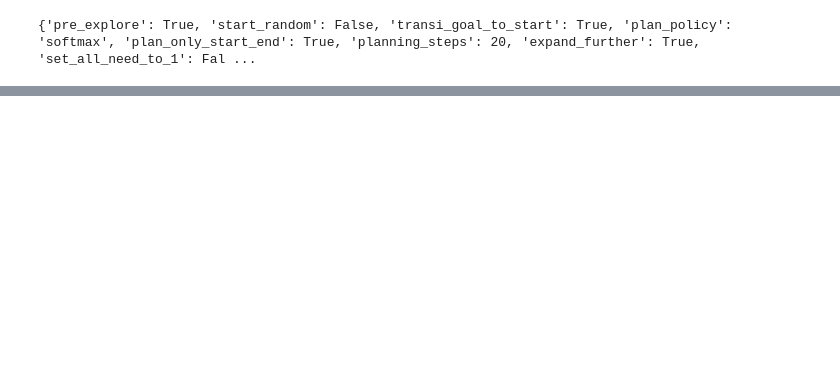
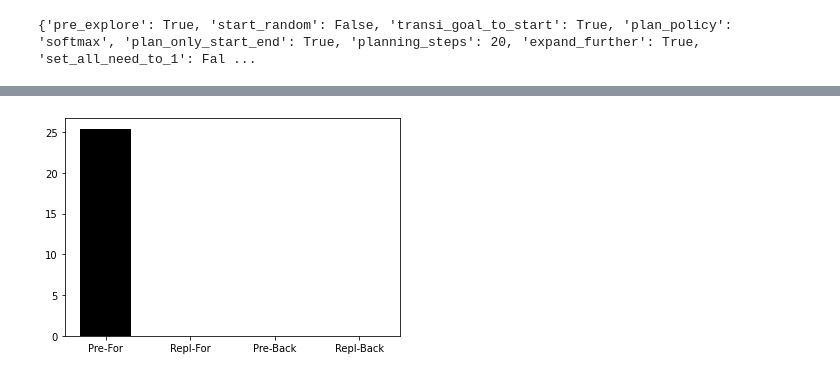
Before and after one commit to KohlerHECTOR/Prioritized-experience-replay, a Jupyter notebook: notebook_fig_3_a.ipynb, the cells around one changed output, grey strips where cells are left out. Drawn from its saved outputs; the diff is of its cells as text; code cells hidden in the pictures; blank space fills up the shorter version.

```diff
--- a/notebook_fig_3_a.ipynb
+++ b/notebook_fig_3_a.ipynb
@@ -134,43 +117,44 @@ def get_candidate_events(data, mdp, min_frac_cells, min_num_cells):
 
     return candidate_events
 # %%
+## FIG 3 A ##
+
 for k, data in enumerate(list_data):
-    data.replay.state = np.array(data.replay.state, dtype = int).T
-    data.replay.action = np.array(data.replay.action, dtype = int).T
+    print("ANALYSING SIMU NB: {}".format(k + 1))
+    data.replay.state = np.array(data.replay.state).T
+    data.replay.action = np.array(data.replay.action).T
     candidate_events = get_candidate_events(data, mdp, min_frac_cells, min_num_cells)
-    lap_num = np.array(data.num_episodes) # episode number for each time point
-    lap_num_events = lap_num[candidate_events] # episode number for each candidate event
     agent_pos = np.array(data.list_exp)[candidate_events]# agent position during each candidate event
     agent_pos = agent_pos[:,0]
     for e, evt in enumerate(candidate_events):
-        event_state = np.array(data.replay.state[evt], dtype = int) # In a multi-step sequence, simData.replay.state has 1->2 in one row, 2->3 in another row, etc
-        event_action = np.array(data.replay.action[evt], dtype = int) # In a multi-step sequence, simData.replay.action has the action taken at each step of the trajectory
+        event_state = np.array(data.replay.state[evt]) # In a multi-step sequence, simData.replay.state has 1->2 in one row, 2->3 in another row, etc
+        event_action = np.array(data.replay.action[evt]) # In a multi-step sequence, simData.replay.action has the action taken at each step of the trajectory
         # Identify break points in this event, separating event into sequences
         event_dir = np.full(len(event_state)- 1, "")
         break_points = [0] # Save breakpoints that divide contiguous replay events
 
         for i, evt_state in enumerate(event_state[:-1]):
             # If state(i) and action(i) leads to state(i+1): FORWARD
-            if next_state[event_state[i], event_action[i]] == event_state[i +1]:
+            if next_state[int(event_state[i]), int(event_action[i])] == event_state[i +1]:
                 event_dir[i] = "F"
 
             # If state(i+1) and action(i+1) leads to state(i): REVERSE
-            if next_state[event_state[i + 1], event_action[i + 1]] == event_state[i]:
+            if next_state[int(event_state[i + 1]), int(event_action[i + 1])] == event_state[i]:
                 event_dir[i] = "R"
 
             if event_dir[i] == "": # If this transition was neither forward nor backward
-                break_points.append(i) # Then, call this a breakpoint
+                break_points.append(i - 1) # Then, call this a breakpoint
 
             elif i > 0:
                 if event_dir[i] != event_dir[i - 1]:
-                    break_points.append(i)
+                    break_points.append(i - 1)
 
-            if (i + 1) == (len(event_state) - 1):
-                break_points.append(i + 1) # Add a breakpoint after the last transition
+            if (i) == (len(event_state) - 1):
+                break_points.append(i) # Add a breakpoint after the last transition
 
         # Break this event into segments of sequential activity
         for j, b_pt in enumerate(break_points[:-1]):
-            this_chunk = list(range(break_points[j] + 1, break_points[j + 1]))
+            this_chunk = list(range(break_points[j] + 1, break_points[j + 1] + 1))
             if (len(this_chunk) + 1) >= min_num_cells:
                 # Extract information from this sequential event
                 replay_dir = event_dir[this_chunk] # Direction of transition
@@ -180,21 +164,14 @@ for k, data in enumerate(list_data):
                 if replay_dir[0] == "F":
                     forward_count[k, int(agent_pos[e])] += 1
                 elif replay_dir[0] == "R":
-                    reverse_count[k, int(agent_pos[e])] +=1
+                    reverse_count[k, int(agent_pos[e])] += 1
 
 #
 # Compute the number of significant events BEFORE (preplay) and AFTER (replay) an event (which could be larger than 1)
 # PS: Notice that this is not a measure of the percent of episodes with a significant event (which would produce a smaller numbers)
-
-preplay_forward = np.nansum(forward_count[:,: -1 ], axis=0) / args.episodes # goal state is always last
+print(forward_count.shape)
+preplay_forward = np.nansum(forward_count[:,: -1], axis=0) / args.episodes # goal state is always last
 replay_forward = np.nansum(forward_count[:, -1], axis=0) / args.episodes
 preplay_reverse = np.nansum(reverse_count[:,: -1 ],axis=0) / args.episodes # goal state is always last
 replay_reverse = np.nansum(reverse_count[:, -1], axis=0) / args.episodes
 print([np.nanmean(preplay_forward), np.nanmean(replay_forward), np.nanmean(preplay_reverse), np.nanmean(replay_reverse)])
-fig = plt.figure()
-ax = fig.add_axes([0,0,1,1])
-lab = ["Pre-For", 'Repl-For', 'Pre-Back', 'Repl-Back']
-to_plot = [np.nanmean(preplay_forward), np.nanmean(replay_forward), np.nanmean(preplay_reverse), np.nanmean(replay_reverse)]
-ax.bar(lab,to_plot)
-plt.show()
-plt.savefig("results/Mattar/linear_mattar_fig_3_a_default.png")
@@ -200,0 +196,7 @@ plt.savefig("results/Mattar/linear_mattar_fig_3_a_default.png")
+# %%
+to_plot = [np.nanmean(preplay_forward), np.nanmean(replay_forward), np.nanmean(preplay_reverse), np.nanmean(replay_reverse)]
+plt.bar(range(len(to_plot)), to_plot, width = 0.6, color = 'black')
+plt.xticks(range(len(to_plot)), ["Pre-For", 'Repl-For', 'Pre-Back', 'Repl-Back'])
+plt.savefig("mattar_fig_3_a_open_maze.pdf")
+# %% [output]
+[figure, added]
```
Also changed, not shown: parts of 4 cells of this notebook, 8 other files.
